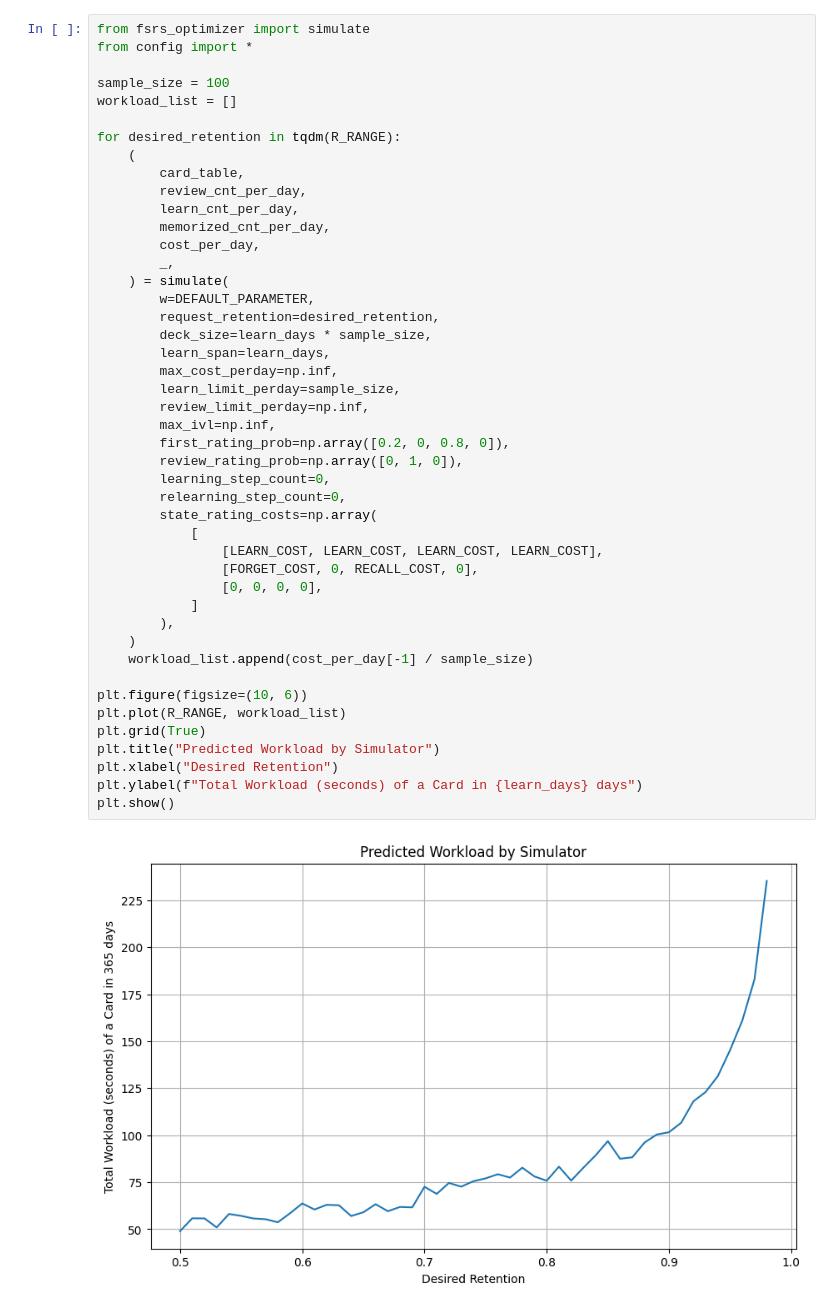
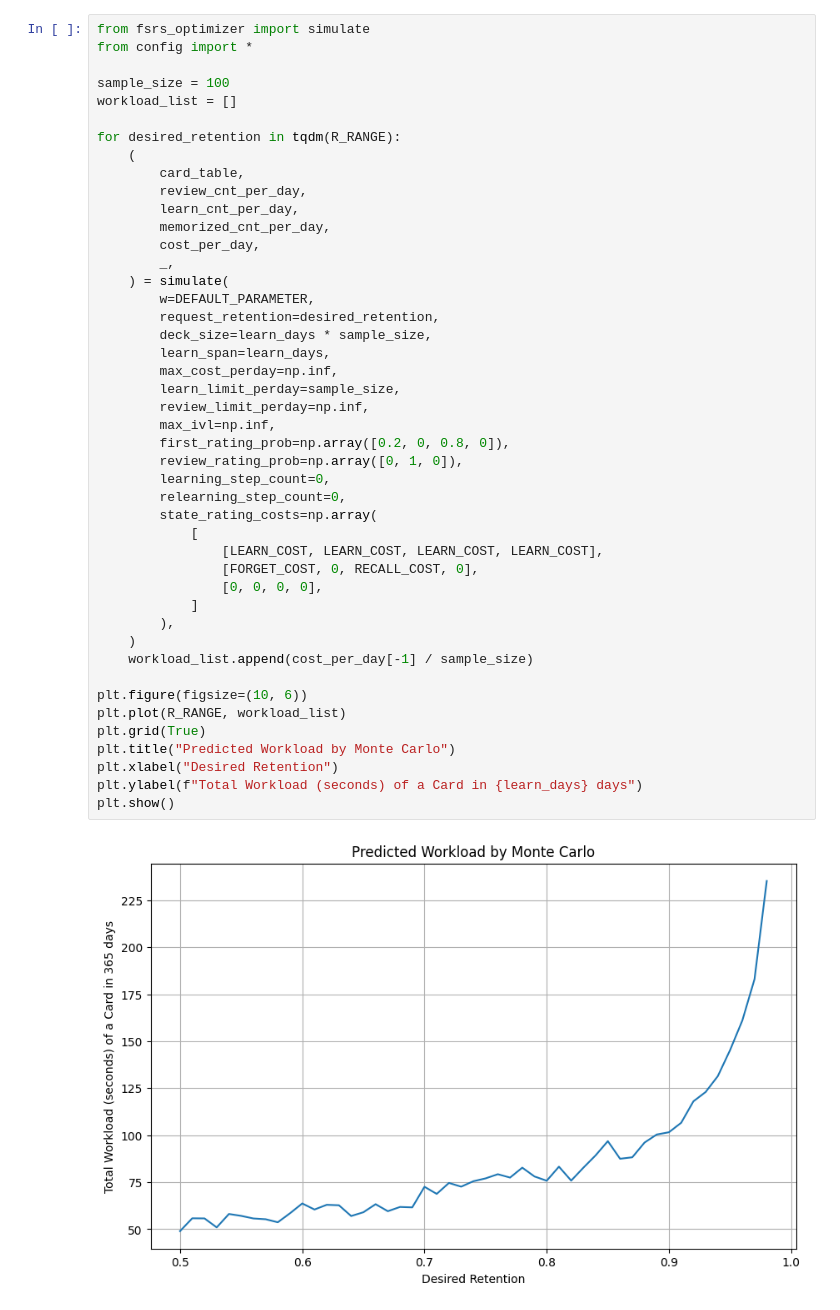
Before and after one commit to open-spaced-repetition/expected-workload, a Jupyter notebook: MonteCarlo.ipynb, the cells around one changed output. Saved outputs shown, nothing was run; the diff lists cells and outputs as text.

Commit message:
change plot title to reflect Monte Carlo simulation

```diff
--- a/MonteCarlo.ipynb
+++ b/MonteCarlo.ipynb
@@ -16,32 +16,32 @@ for desired_retention in tqdm(R_RANGE):
     ) = simulate(
         w=DEFAULT_PARAMETER,
         request_retention=desired_retention,
         deck_size=learn_days * sample_size,
         learn_span=learn_days,
         max_cost_perday=np.inf,
         learn_limit_perday=sample_size,
         review_limit_perday=np.inf,
         max_ivl=np.inf,
         first_rating_prob=np.array([0.2, 0, 0.8, 0]),
         review_rating_prob=np.array([0, 1, 0]),
         learning_step_count=0,
         relearning_step_count=0,
         state_rating_costs=np.array(
             [
                 [LEARN_COST, LEARN_COST, LEARN_COST, LEARN_COST],
                 [FORGET_COST, 0, RECALL_COST, 0],
                 [0, 0, 0, 0],
             ]
         ),
     )
     workload_list.append(cost_per_day[-1] / sample_size)
 
 plt.figure(figsize=(10, 6))
 plt.plot(R_RANGE, workload_list)
 plt.grid(True)
-plt.title("Predicted Workload by Simulator")
+plt.title("Predicted Workload by Monte Carlo")
 plt.xlabel("Desired Retention")
 plt.ylabel(f"Total Workload (seconds) of a Card in {learn_days} days")
 plt.show()
 # %% [output]
-[figure, old version]
+[figure, new version]
```
